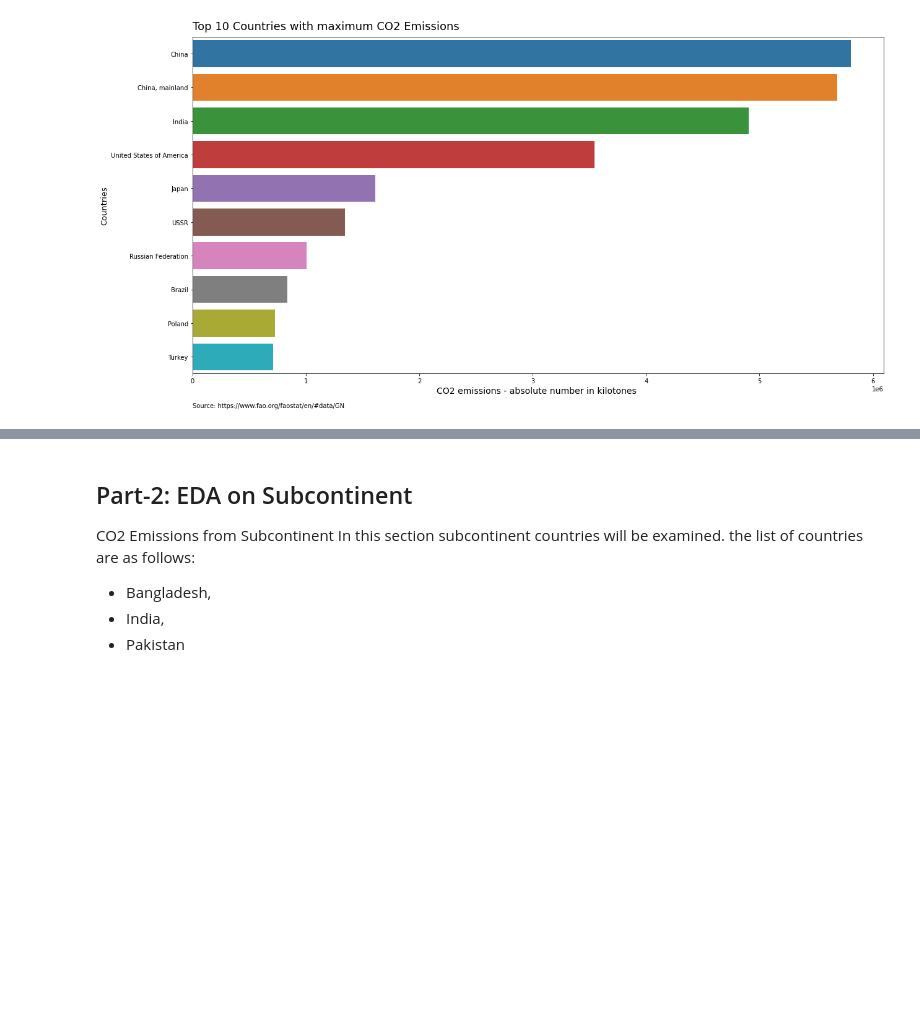
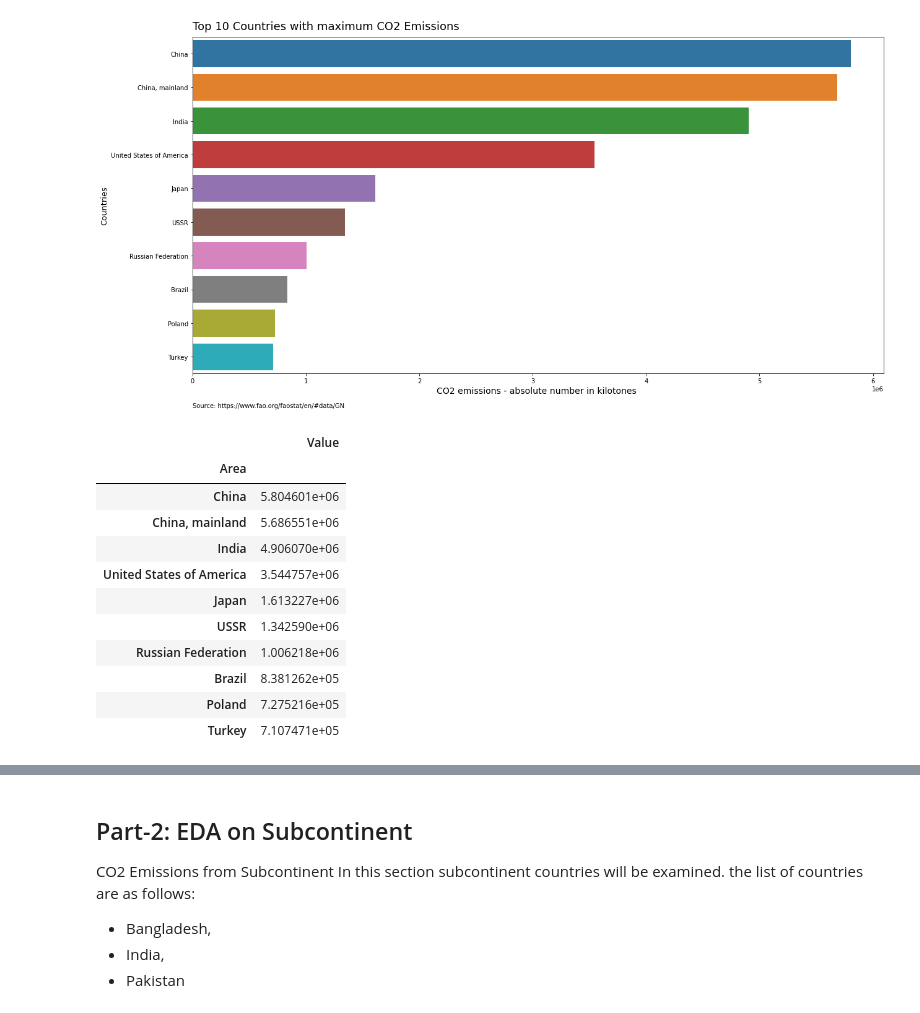
Before and after one commit to Ahsan-ShakoorK/HP-by-Z-Unlock, a Jupyter notebook: energy_use_data.ipynb, the cells around one changed output, grey strips where cells are left out. Saved outputs shown, nothing was run; the diff lists cells and outputs as text; code cells hidden in the pictures; blank space fills up the shorter version.

```diff
--- a/energy_use_data.ipynb
+++ b/energy_use_data.ipynb
@@ -296,3 +296,20 @@ plt.xlabel("CO2 emissions - absolute number in kilotones ", fontsize=14)
 plt.show()
 # %% [output]
 [figure]
+# %%
+df_clean1 = df_clean.drop(["Year",'Item Code'], axis=1)
+s1 = df_clean1.groupby(["Area"]).sum().sort_values(by="Value", ascending=False).head(10)
+s1.head(10)
+# %% [output]
+|  | Value |
+| Area |  |
+| China | 5.804601e+06 |
+| China, mainland | 5.686551e+06 |
+| India | 4.906070e+06 |
+| United States of America | 3.544757e+06 |
+| Japan | 1.613227e+06 |
+| USSR | 1.342590e+06 |
+| Russian Federation | 1.006218e+06 |
+| Brazil | 8.381262e+05 |
+| Poland | 7.275216e+05 |
+| Turkey | 7.107471e+05 |
```
Also changed, not shown: parts of 14 cells of this notebook, 2 other files.
